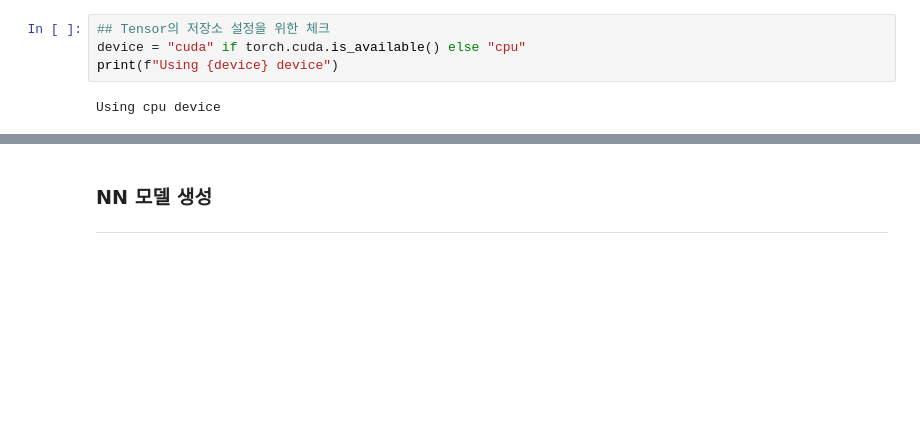
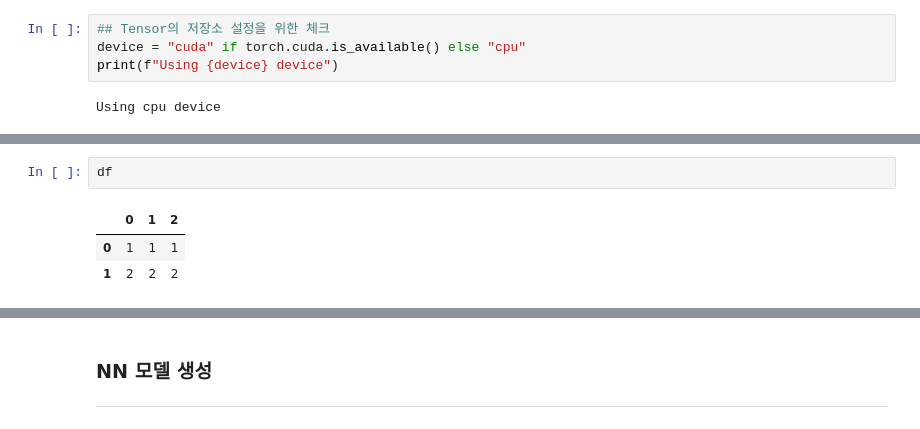
Before and after one commit to HoJin1014/KNU-BIGDATA-study, a Jupyter notebook: 2022.09.23/ex_pytorch_ann.ipynb, the cells around one changed output, grey strips where cells are left out. Cells and saved outputs as stored; diff of their text form; blank space fills up the shorter version.

```diff
--- a/2022.09.23/ex_pytorch_ann.ipynb
+++ b/2022.09.23/ex_pytorch_ann.ipynb
@@ -18,0 +39,6 @@ Using cpu device
+# %%
+df
+# %% [output]
+|  | 0 | 1 | 2 |
+| 0 | 1 | 1 | 1 |
+| 1 | 2 | 2 | 2 |
```
Also changed, not shown: parts of 13 cells of this notebook.
